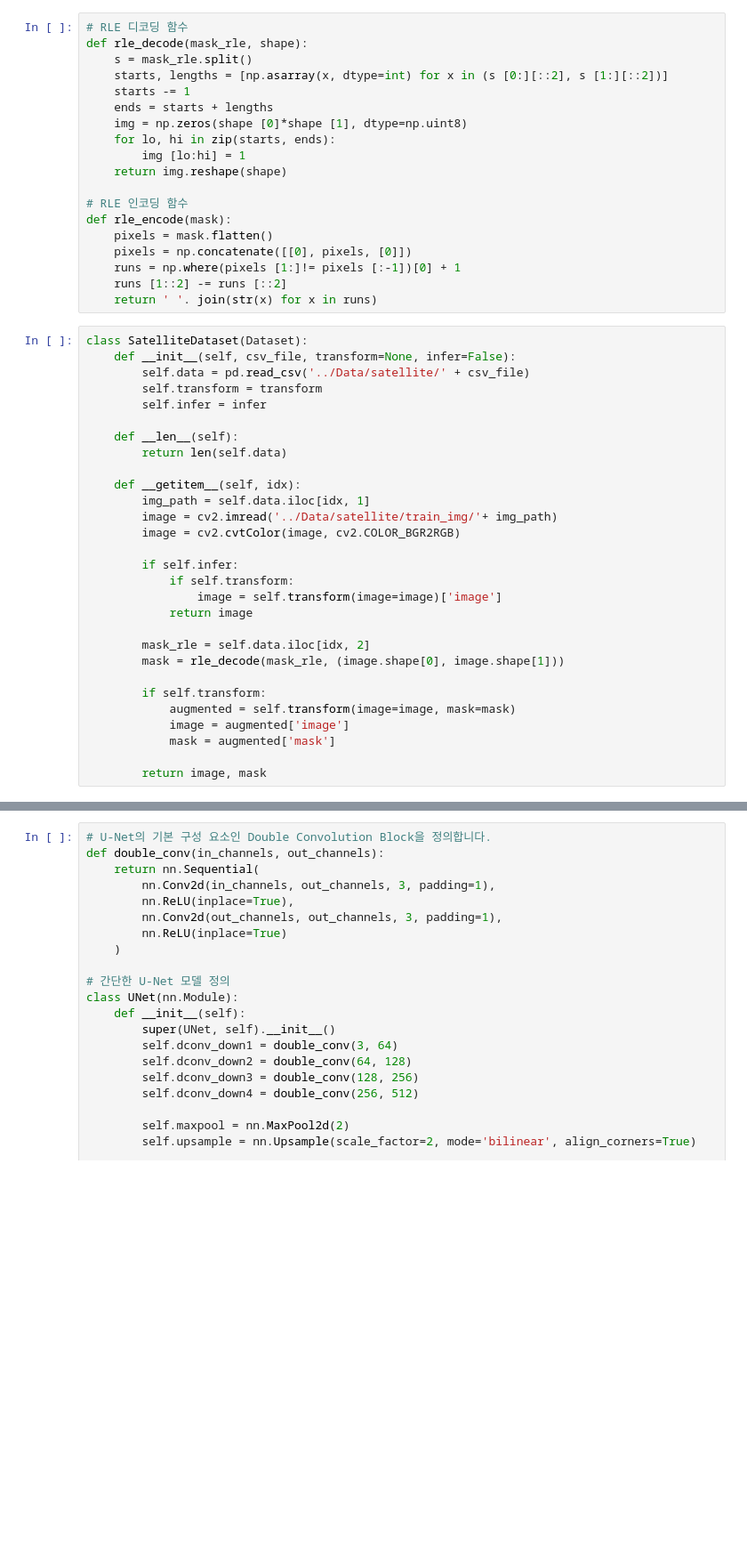
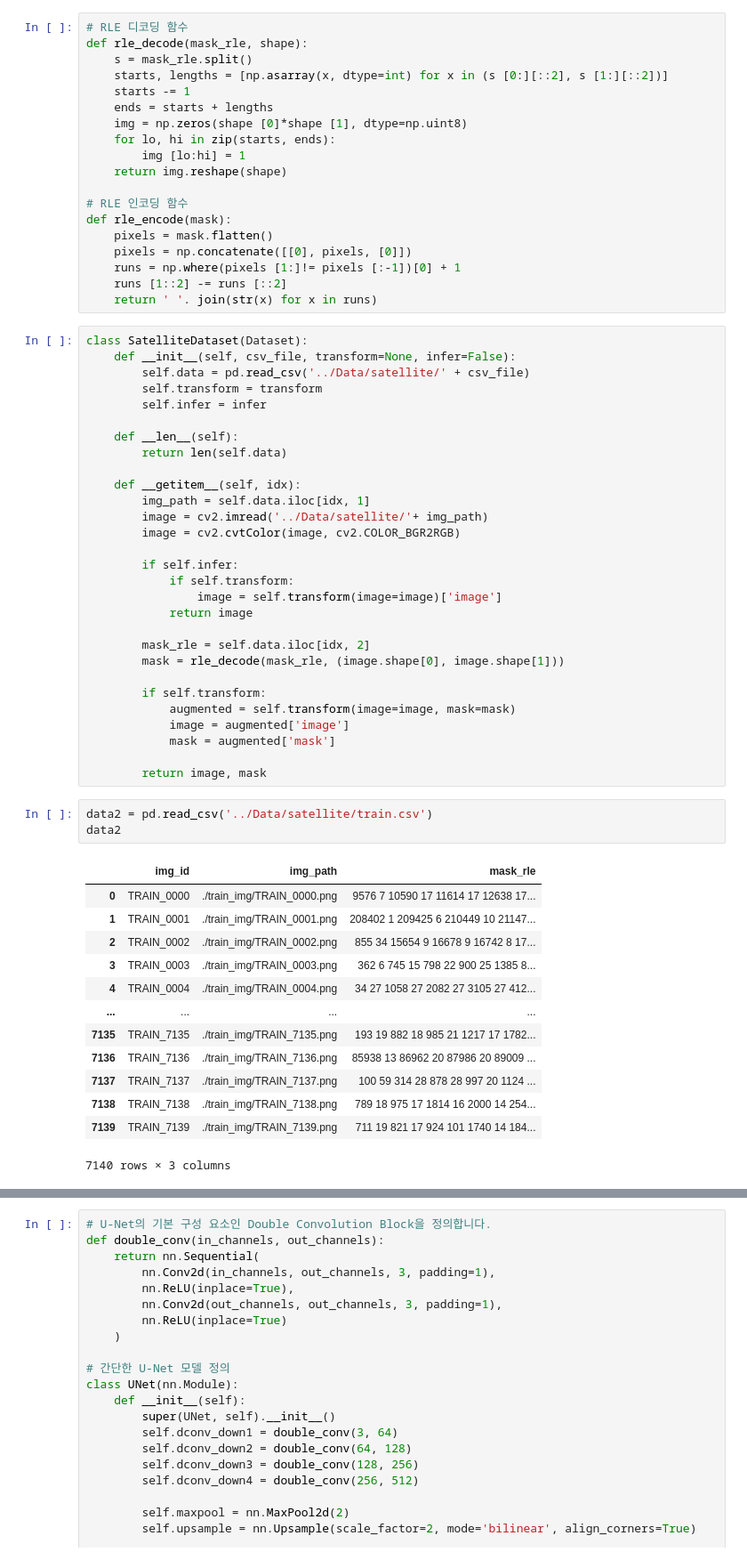
Before and after one commit to hojunking/satellite_image_building_area_segmentation, a Jupyter notebook: data_analysis.ipynb, the cells around one changed output, grey strips where cells are left out. Shown at 89% size. Saved outputs shown, nothing was run; the diff lists cells and outputs as text; blank space fills up the shorter version.

```diff
--- a/data_analysis.ipynb
+++ b/data_analysis.ipynb
@@ -45,7 +53,7 @@ class SatelliteDataset(Dataset):
 
     def __getitem__(self, idx):
         img_path = self.data.iloc[idx, 1]
-        image = cv2.imread('../Data/satellite/train_img/'+ img_path)
+        image = cv2.imread('../Data/satellite/'+ img_path)
         image = cv2.cvtColor(image, cv2.COLOR_BGR2RGB)
 
         if self.infer:
@@ -62,4 +70,21 @@ class SatelliteDataset(Dataset):
             mask = augmented['mask']
 
         return image, mask
+# %%
+data2 = pd.read_csv('../Data/satellite/train.csv')
+data2
+# %% [output]
+|  | img_id | img_path | mask_rle |
+| 0 | TRAIN_0000 | ./train_img/TRAIN_0000.png | 9576 7 10590 17 11614 17 12638 17... |
+| 1 | TRAIN_0001 | ./train_img/TRAIN_0001.png | 208402 1 209425 6 210449 10 21147... |
+| 2 | TRAIN_0002 | ./train_img/TRAIN_0002.png | 855 34 15654 9 16678 9 16742 8 17... |
+| 3 | TRAIN_0003 | ./train_img/TRAIN_0003.png | 362 6 745 15 798 22 900 25 1385 8... |
+| 4 | TRAIN_0004 | ./train_img/TRAIN_0004.png | 34 27 1058 27 2082 27 3105 27 412... |
+| ... | ... | ... | ... |
+| 7135 | TRAIN_7135 | ./train_img/TRAIN_7135.png | 193 19 882 18 985 21 1217 17 1782... |
+| 7136 | TRAIN_7136 | ./train_img/TRAIN_7136.png | 85938 13 86962 20 87986 20 89009 ... |
+| 7137 | TRAIN_7137 | ./train_img/TRAIN_7137.png | 100 59 314 28 878 28 997 20 1124 ... |
+| 7138 | TRAIN_7138 | ./train_img/TRAIN_7138.png | 789 18 975 17 1814 16 2000 14 254... |
+| 7139 | TRAIN_7139 | ./train_img/TRAIN_7139.png | 711 19 821 17 924 101 1740 14 184... |
+7140 rows × 3 columns
 # %%
```
Also changed, not shown: parts of 18 cells of this notebook, 3 other files.
